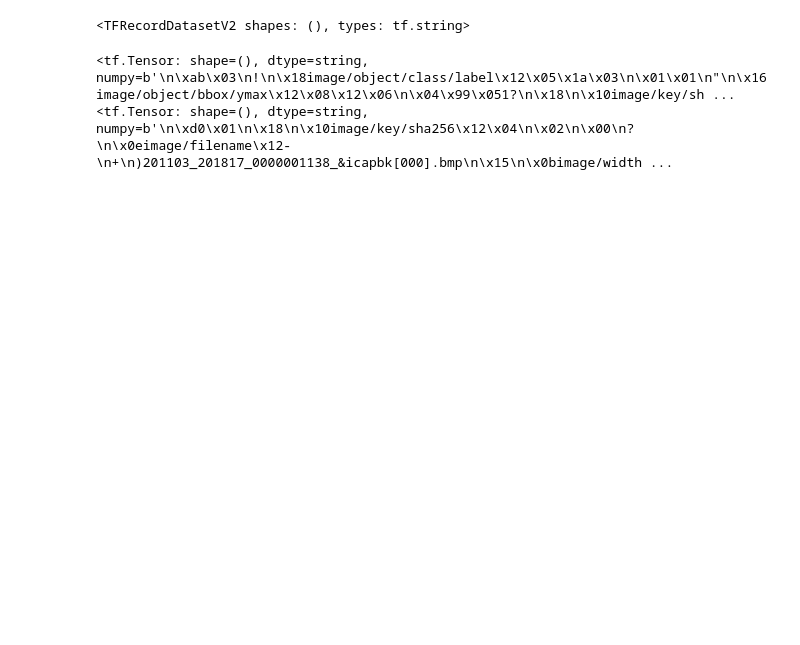
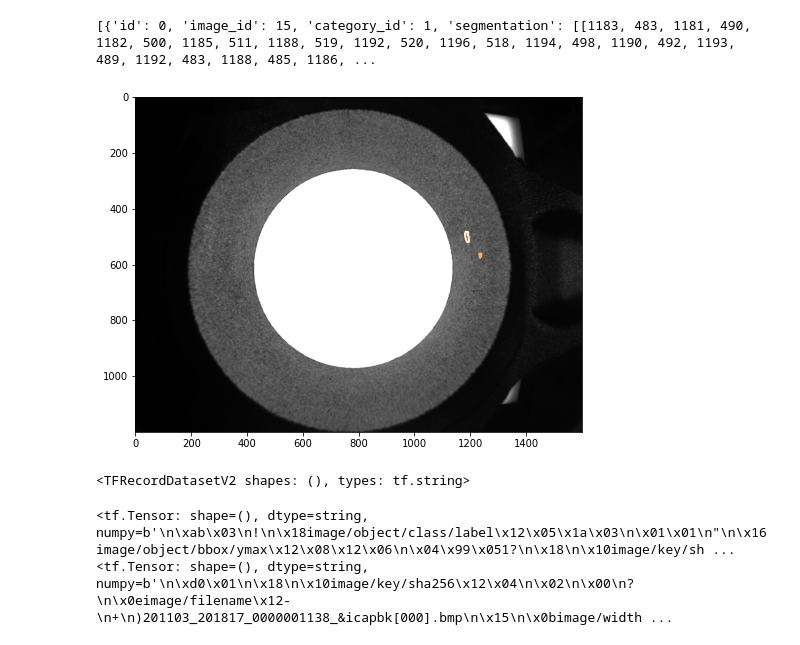
Before and after one commit to josebravogarcia/DeepLearning, a Jupyter notebook: tutorials/importar_labeling.ipynb, the cells around one changed output. Drawn from its saved outputs; the diff is of its cells as text; code cells hidden in the pictures; blank space fills up the shorter version.

```diff
--- a/tutorials/importar_labeling.ipynb
+++ b/tutorials/importar_labeling.ipynb
@@ -40,2 +49,8 @@ Resolving deltas: 100% (21/21), done.
  Industrial_Defect_Inspection_with_image_segmentation.ipynb
  label_map.pbtxt
+# %%
+img_dir=('.')
+annotations_file='coc.json'
+
+#Loading object detection annotations of 2017 validation set using COCO API
+coco=COCO(annotations_file)
@@ -42,3 +130,28 @@ Resolving deltas: 100% (21/21), done.
+# %%
+def visualize(img_id):
+  img_descriptor = coco.loadImgs(img_id)
+  file_name = img_descriptor[0]['file_name']
+
+  fig, ax = plt.subplots(1)
+
+
+  img = io.imread(file_name)
+  ax.imshow(img, cmap='gray')
+
+  gt_ann_ids = coco.getAnnIds(imgIds=[img_id])
+  gt_anns = coco.loadAnns(gt_ann_ids)
+  #dets = detections_by_imgid[img_id]
+  #print("Image", img_id, "Dets", len(dets), "GT", len(gt_anns))
+
+  coco.showAnns(gt_anns)
+  print(gt_anns)
+
+  plt.show()
+
+visualize(15)
+# %% [output]
+[{'id': 0, 'image_id': 15, 'category_id': 1, 'segmentation': [[1183, 483, 1181, 490, 1182, 500, 1185, 511, 1188, 519, 1192, 520, 1196, 518, 1194, 498, 1190, 492, 1193, 489, 1192, 483, 1188, 485, 1186, ...
+[figure, added]
 # %%
 filenames = ['default.tfrecord']
 raw_dataset = tf.data.TFRecordDataset(filenames)
```
Also changed, not shown: parts of 7 cells of this notebook.
